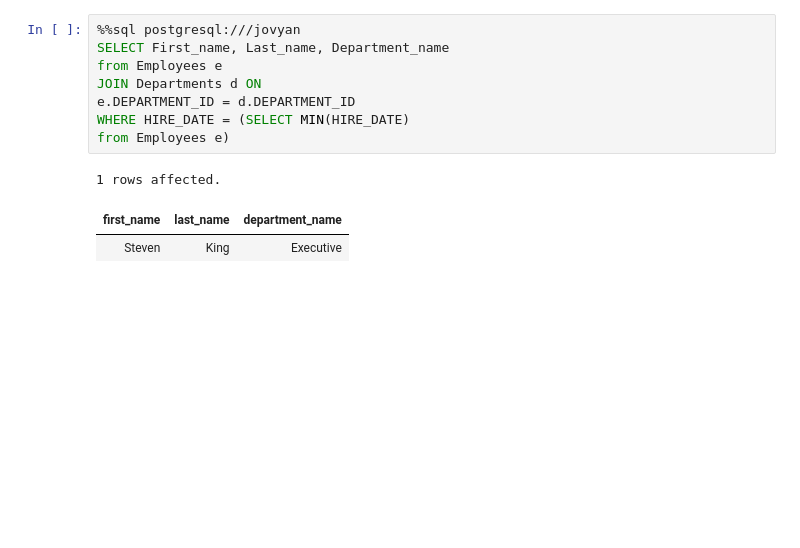
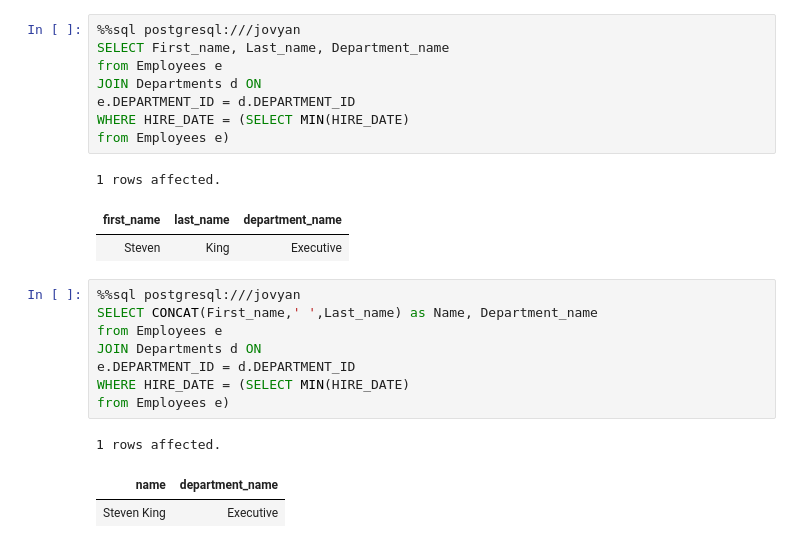
Before and after one commit to Posobiloff/GSOM3, a Jupyter notebook: Assignment18/SQL Employees Departments.ipynb, the cells around one changed output. Saved outputs shown, nothing was run; the diff lists cells and outputs as text; blank space fills up the shorter version.

```diff
--- a/Assignment18/SQL Employees Departments.ipynb
+++ b/Assignment18/SQL Employees Departments.ipynb
@@ -222,3 +222,15 @@ from Employees e)
 1 rows affected.
 | first_name | last_name | department_name |
 | Steven | King | Executive |
+# %%
+%%sql postgresql:///jovyan
+SELECT CONCAT(First_name,' ',Last_name) as Name, Department_name
+from Employees e
+JOIN Departments d ON
+e.DEPARTMENT_ID = d.DEPARTMENT_ID
+WHERE HIRE_DATE = (SELECT MIN(HIRE_DATE)
+from Employees e)
+# %% [output]
+1 rows affected.
+| name | department_name |
+| Steven King | Executive |
```
